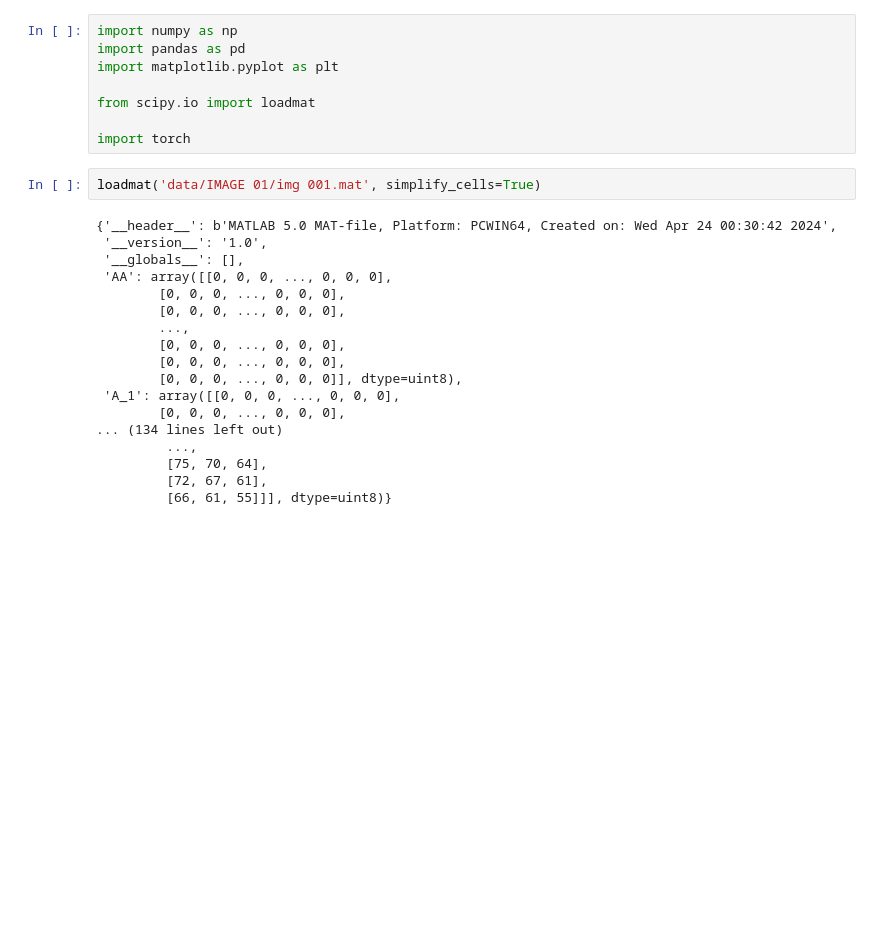
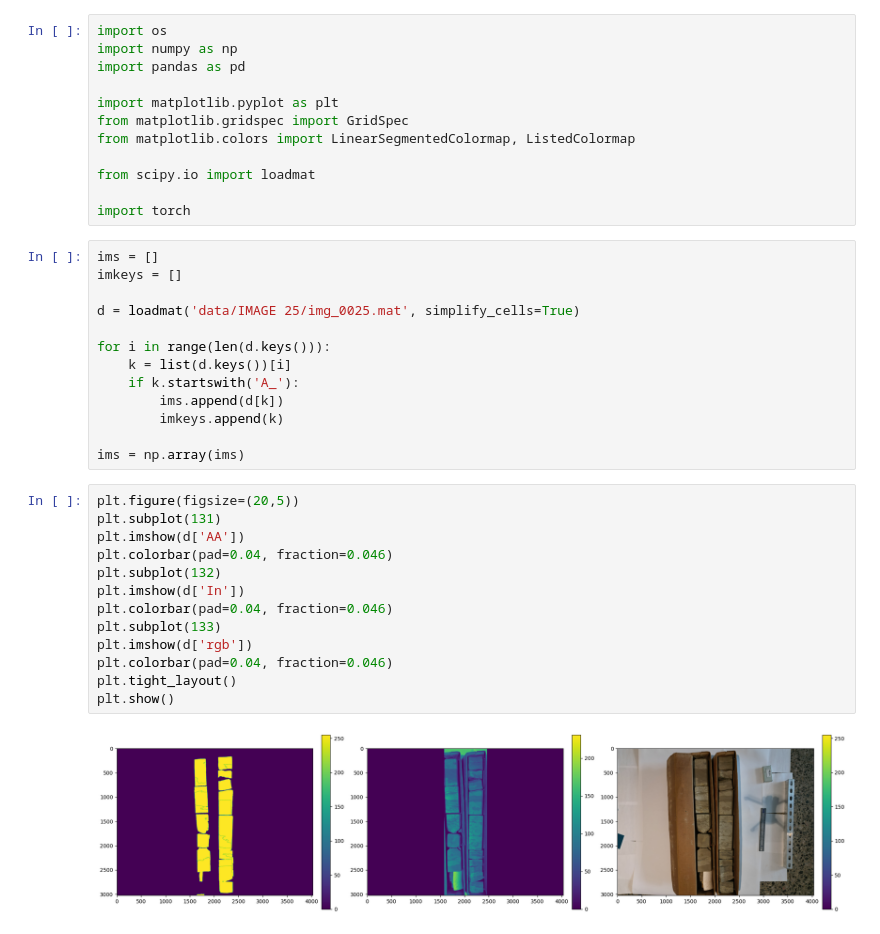
Before and after one commit to misaelmmorales/Drone-Rock-Classification, a Jupyter notebook: drone_rc.ipynb, the cells around one changed output. Saved outputs shown, nothing was run; the diff lists cells and outputs as text; blank space fills up the shorter version.

```diff
--- a/drone_rc.ipynb
+++ b/drone_rc.ipynb
@@ -1,28 +1,40 @@
 # %%
+import os
 import numpy as np
 import pandas as pd
+
 import matplotlib.pyplot as plt
+from matplotlib.gridspec import GridSpec
+from matplotlib.colors import LinearSegmentedColormap, ListedColormap
 
 from scipy.io import loadmat
 
 import torch
-# %%
-loadmat('data/IMAGE 01/img 001.mat', simplify_cells=True)
-# %% [output]
-{'__header__': b'MATLAB 5.0 MAT-file, Platform: PCWIN64, Created on: Wed Apr 24 00:30:42 2024',
- '__version__': '1.0',
- '__globals__': [],
- 'AA': array([[0, 0, 0, ..., 0, 0, 0],
-        [0, 0, 0, ..., 0, 0, 0],
-        [0, 0, 0, ..., 0, 0, 0],
-        ...,
-        [0, 0, 0, ..., 0, 0, 0],
-        [0, 0, 0, ..., 0, 0, 0],
-        [0, 0, 0, ..., 0, 0, 0]], dtype=uint8),
- 'A_1': array([[0, 0, 0, ..., 0, 0, 0],
-        [0, 0, 0, ..., 0, 0, 0],
-... (134 lines left out)
-         ...,
-         [75, 70, 64],
-         [72, 67, 61],
-         [66, 61, 55]]], dtype=uint8)}
+# %%
+ims = []
+imkeys = []
+
+d = loadmat('data/IMAGE 25/img_0025.mat', simplify_cells=True)
+
+for i in range(len(d.keys())):
+    k = list(d.keys())[i]
+    if k.startswith('A_'):
+        ims.append(d[k])
+        imkeys.append(k)
+
+ims = np.array(ims)
+# %%
+plt.figure(figsize=(20,5))
+plt.subplot(131)
+plt.imshow(d['AA'])
+plt.colorbar(pad=0.04, fraction=0.046)
+plt.subplot(132)
+plt.imshow(d['In'])
+plt.colorbar(pad=0.04, fraction=0.046)
+plt.subplot(133)
+plt.imshow(d['rgb'])
+plt.colorbar(pad=0.04, fraction=0.046)
+plt.tight_layout()
+plt.show()
+# %% [output]
+[figure, added]
```
Also changed, not shown: parts of 1 cell of this notebook.
